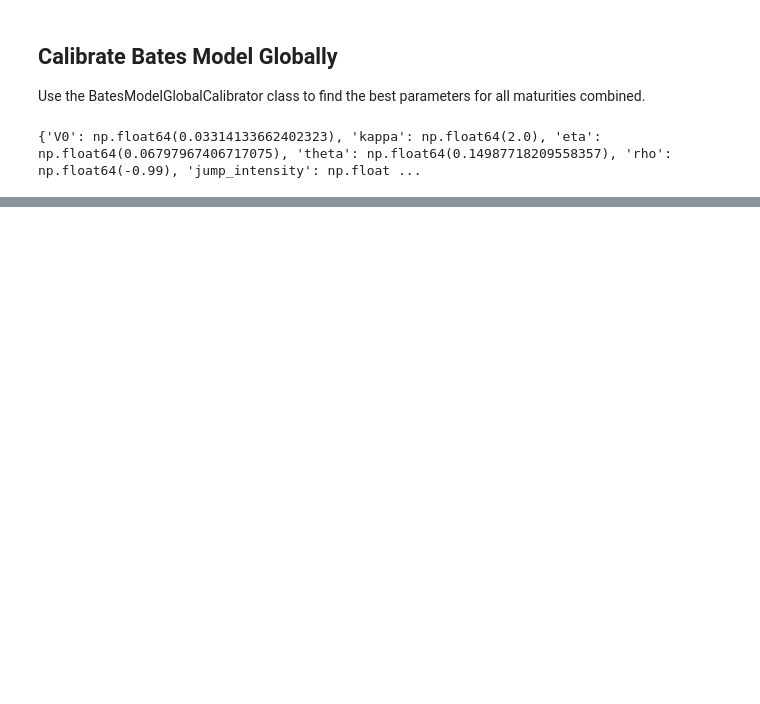
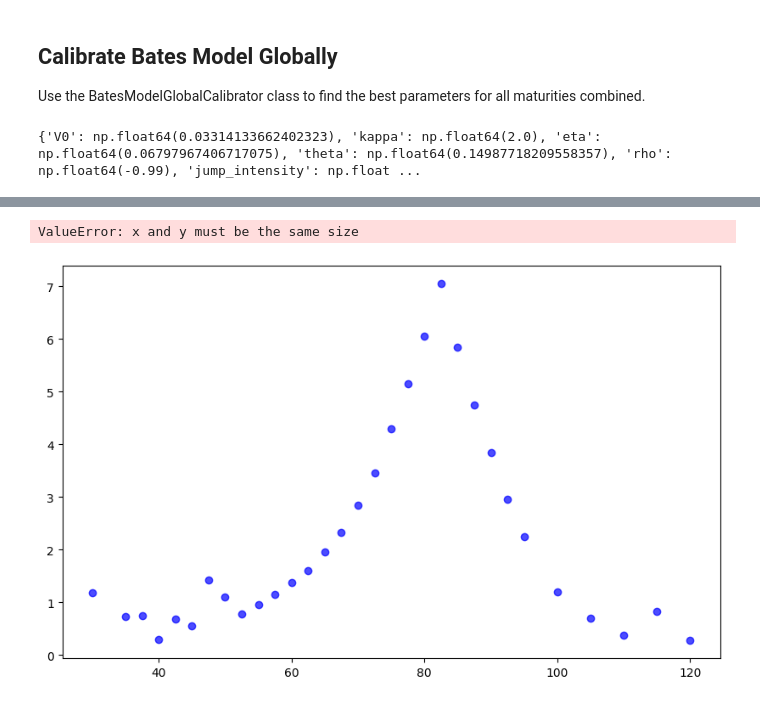
Before and after one commit to MichaelCarloH/bonus-certificate-bates-hedging, a Jupyter notebook: notebooks/bc_pricing.ipynb, the cells around one changed output, grey strips where cells are left out. Drawn from its saved outputs; the diff is of its cells as text; code cells hidden in the pictures; blank space fills up the shorter version.

```diff
--- a/notebooks/bc_pricing.ipynb
+++ b/notebooks/bc_pricing.ipynb
@@ -219,0 +224,12 @@ for maturity, df in processor.data_by_maturity.items():
+# %%
+# Update the calibrated_params dictionary with the provided values
+calibrated_params.update({
+    'V0': 0.030353015389345157,
+    'kappa': 2.0,
+    'eta': 0.06888174025470413,
+    'theta': 0.13008042992772578,
+    'rho': -0.99,
+    'jump_intensity': 0.01,
+    'jump_mean': 0.01,
+    'jump_stddev': 0.01
+})
@@ -219,0 +276,63 @@ for maturity, df in processor.data_by_maturity.items():
+# %%
+# Loop over each maturity separately
+for maturity in combined_data['Maturity'].unique():
+    # Filter data for this maturity
+    df_maturity = combined_data[combined_data['Maturity'] == maturity]
+
+    # Extract strikes and market mid-prices
+    strikes = df_maturity['Strike'].values
+    market_prices = df_maturity['Mid_Price'].values
+
+    # Compute time to maturity T in years
+    valuation_date = datetime.datetime(2025, 4, 25)
+    maturity_date = datetime.datetime.strptime(maturity, "%m/%d/%Y")
+    T = (maturity_date - valuation_date).days / 365
+
+    # Initialize Bates model with calibrated parameters
+    bates_model = BatesModel(
+        S0, r, q,
+        calibrated_params['V0'], calibrated_params['kappa'], calibrated_params['eta'],
+        calibrated_params['theta'], calibrated_params['rho'],
+        T,  # pass correct time to maturity
+        strikes=strikes,
+        jump_intensity=calibrated_params['jump_intensity'],
+        jump_mean=calibrated_params['jump_mean'],
+        jump_stddev=calibrated_params['jump_stddev']
+    )
+
+    # Separate strikes into OTM calls and puts
+    otm_calls = strikes[strikes > S0]
+    otm_puts = strikes[strikes < S0]
+
+    # Calculate prices for OTM calls
+    call_prices = []
+    if len(otm_calls) > 0:
+        bates_model.strikes = otm_calls
+        call_prices = bates_model.price_options()
+
+    # Calculate prices for OTM puts
+    put_prices = []
+    if len(otm_puts) > 0:
+        bates_model.strikes = otm_puts
+        put_prices = bates_model.price_put_options()
+
+    # Combine OTM call and put prices into a single array for plotting
+    otm_prices = [None] * len(strikes)
+    for i, strike in enumerate(strikes):
+        if strike in otm_calls:
+            otm_prices[i] = call_prices[list(otm_calls).index(strike)]
+        elif strike in otm_puts:
+            otm_prices[i] = put_prices[list(otm_puts).index(strike)]
+
+    # Plot
+    plt.figure(figsize=(10, 6))
+    plt.scatter(strikes, market_prices, label='Market Prices', color='blue', marker='o', alpha=0.7)
+    plt.scatter(strikes, otm_prices, label='Bates Model OTM Prices', color='red', marker='*', alpha=0.7)
+
+    plt.xlabel('Strike Price (K)')
+    plt.ylabel('Option Price')
+    plt.title(f'Market vs Bates Model OTM Prices for Maturity {maturity}')
+    plt.legend(title='Legend', loc='best', fancybox=True, shadow=True)
+    plt.grid(True)
+    plt.show()
+# %% [output]
@@ -219,0 +345,2 @@ for maturity, df in processor.data_by_maturity.items():
+ValueError: x and y must be the same size
+[figure, added]
```
Also changed, not shown: parts of 10 cells of this notebook, 1 other file.
